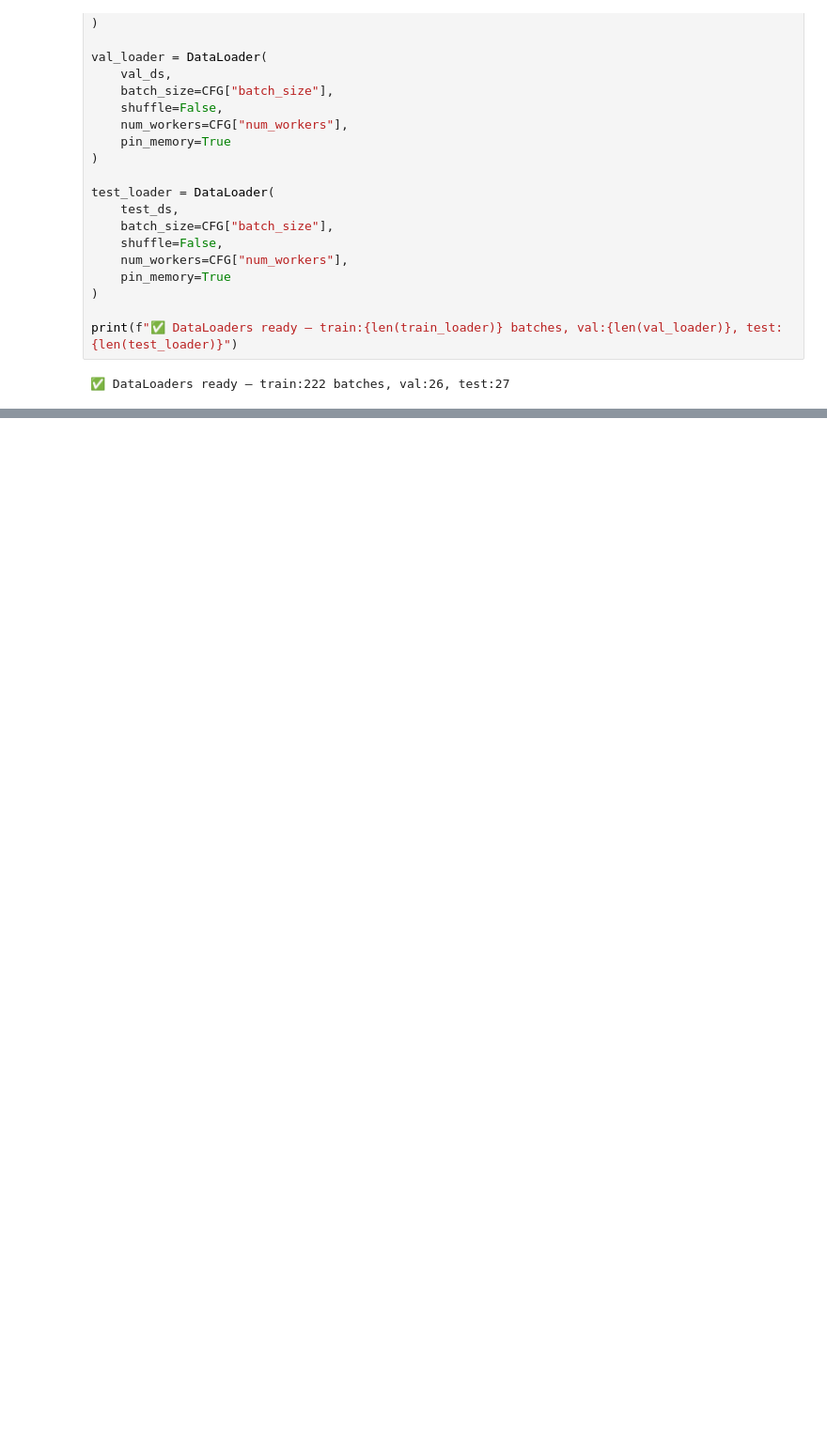
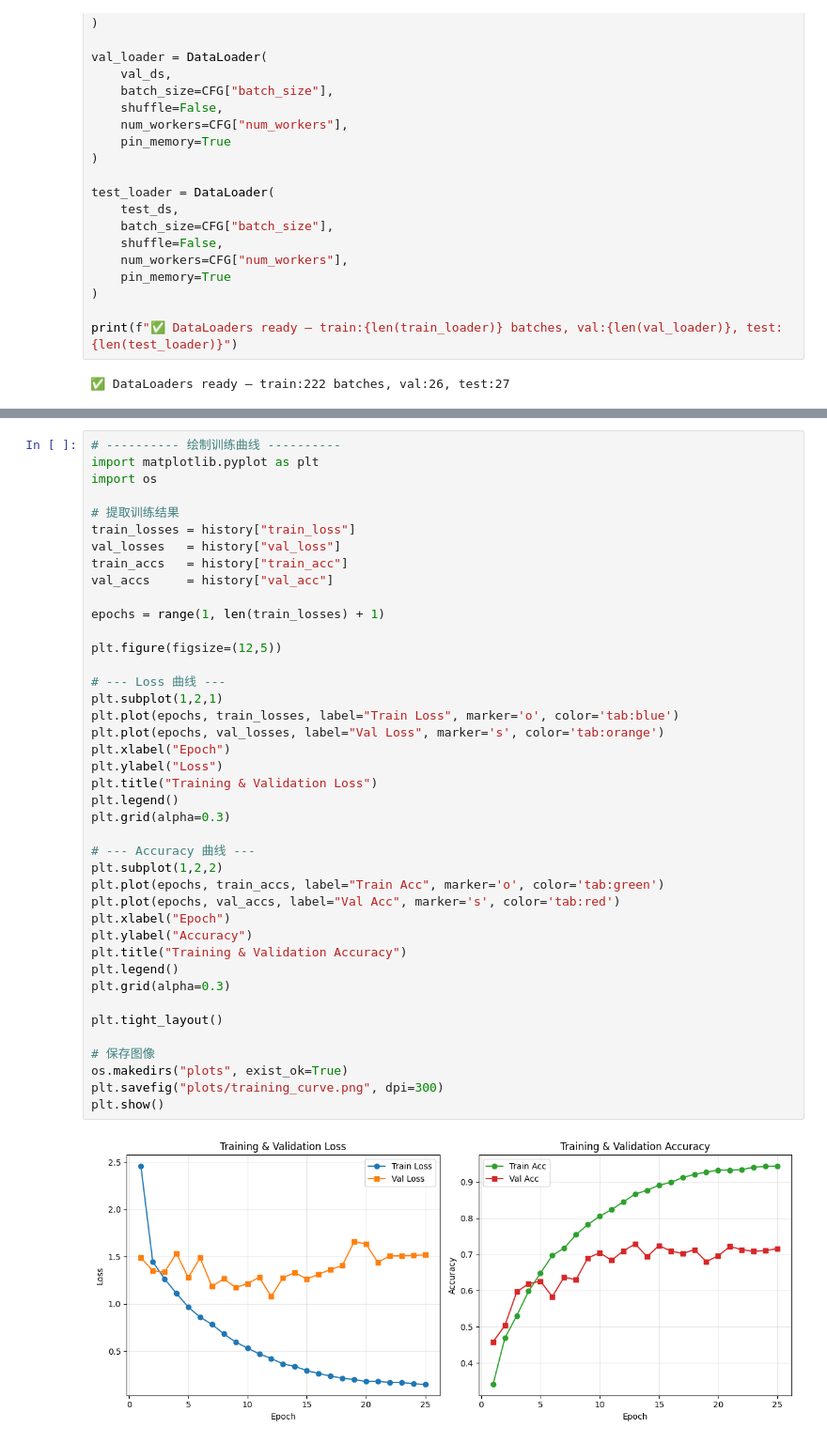
Before and after one commit to jamesye0003-blip/CS506-Final-Project, a Jupyter notebook: 2D_cnn.ipynb, the cells around one changed output, grey strips where cells are left out. Shown at 94% size. Cells and saved outputs as stored; diff of their text form; blank space fills up the shorter version.

```diff
--- a/2D_cnn.ipynb
+++ b/2D_cnn.ipynb
@@ -381,3 +392,46 @@ for epoch in range(1, CFG["epochs"]+1):
+# %%
+# ---------- 绘制训练曲线 ----------
+import matplotlib.pyplot as plt
+import os
+
+# 提取训练结果
+train_losses = history["train_loss"]
+val_losses   = history["val_loss"]
+train_accs   = history["train_acc"]
+val_accs     = history["val_acc"]
+
+epochs = range(1, len(train_losses) + 1)
+
+plt.figure(figsize=(12,5))
+
+# --- Loss 曲线 ---
+plt.subplot(1,2,1)
+plt.plot(epochs, train_losses, label="Train Loss", marker='o', color='tab:blue')
+plt.plot(epochs, val_losses, label="Val Loss", marker='s', color='tab:orange')
+plt.xlabel("Epoch")
+plt.ylabel("Loss")
+plt.title("Training & Validation Loss")
+plt.legend()
+plt.grid(alpha=0.3)
+
+# --- Accuracy 曲线 ---
+plt.subplot(1,2,2)
+plt.plot(epochs, train_accs, label="Train Acc", marker='o', color='tab:green')
+plt.plot(epochs, val_accs, label="Val Acc", marker='s', color='tab:red')
+plt.xlabel("Epoch")
+plt.ylabel("Accuracy")
+plt.title("Training & Validation Accuracy")
+plt.legend()
+plt.grid(alpha=0.3)
+
+plt.tight_layout()
+
+# 保存图像
+os.makedirs("plots", exist_ok=True)
+plt.savefig("plots/training_curve.png", dpi=300)
+plt.show()
+# %% [output]
+[figure, added]
 # %%
 from sklearn.metrics import classification_report
 
```
Also changed, not shown: parts of 8 cells of this notebook, 1 other file.
